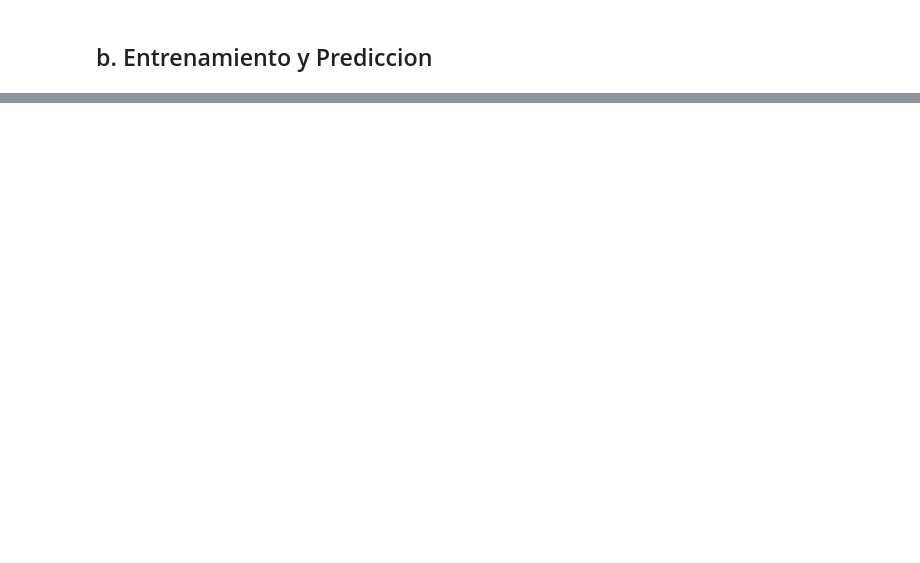
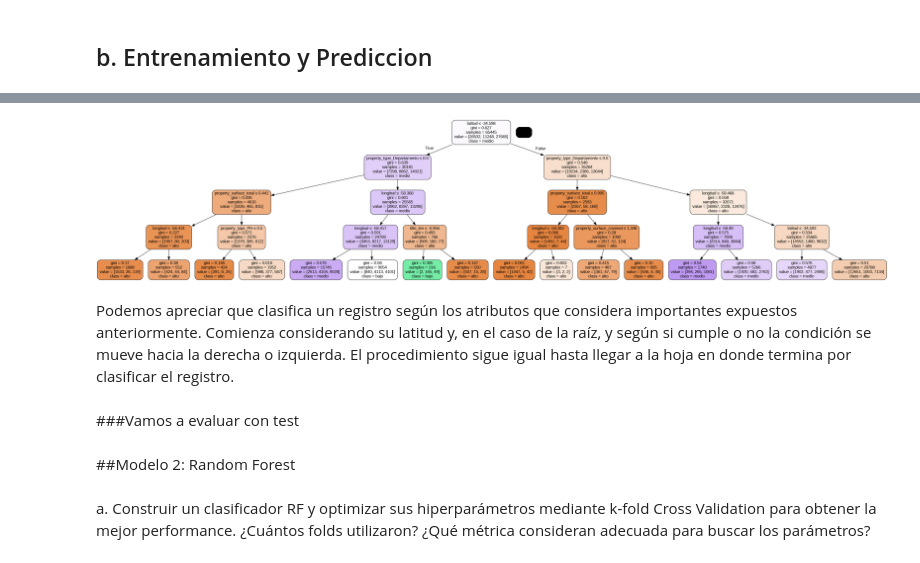
Before and after one commit to AlanRichmond/7506R-1C2024-GRUPO10, a Jupyter notebook: 7506R_TP1_GRUPO10_ENTREGA_N3.ipynb, the cells around one changed output, grey strips where cells are left out. Drawn from its saved outputs; the diff is of its cells as text; code cells hidden in the pictures; blank space fills up the shorter version.

```diff
--- a/7506R_TP1_GRUPO10_ENTREGA_N3.ipynb
+++ b/7506R_TP1_GRUPO10_ENTREGA_N3.ipynb
@@ -255,0 +323,3 @@ TO DO
+# %%
+standard_scaler = StandardScaler()
+df_dummies[columnas_num] = standard_scaler.fit_transform(df_dummies[columnas_num])
@@ -255,0 +380,5 @@ TO DO
+# %%
+df_dummies.dropna(inplace=True)
+# %%
+x_train = df_dummies.drop(['tipo_precio'], axis='columns', inplace=False)
+y_train = df_dummies['tipo_precio'].copy()
@@ -255,0 +445,11 @@ TO DO
+# %%
+from sklearn.tree import DecisionTreeClassifier
+from sklearn.tree import export_text
+
+arbol=DecisionTreeClassifier().set_params(**randomcv.best_params_)
+
+#Entreno el arbol en todo el set
+arbol.fit(x_train,y_train)
+
+reglas = export_text(arbol, feature_names=list(x_train.columns))
+print(reglas)
@@ -255,0 +476,22 @@ TO DO
+# %%
+from six import StringIO
+from IPython.display import Image
+from sklearn.tree import export_graphviz
+import pydotplus
+import matplotlib.pyplot as plt
+
+dot_data = StringIO()
+export_graphviz(arbol, out_file=dot_data,
+                filled=True, rounded=True,
+                special_characters=True,
+                feature_names=x_train.columns.to_list(),
+                class_names=['alto','bajo','medio'])
+graph = pydotplus.graph_from_dot_data(dot_data.getvalue())
+Image(graph.create_png())
+# %% [output]
+[figure, added]
+# %% [markdown]
+Podemos apreciar que clasifica un registro según los atributos que considera importantes expuestos anteriormente. Comienza considerando su latitud y, en el caso de la raíz, y según si cumple o no la condición se mueve hacia la derecha o izquierda.
+El procedimiento sigue igual hasta llegar a la hoja en donde termina por clasificar el registro.
+# %% [markdown]
+###Vamos a evaluar con test
@@ -255,0 +501,6 @@ TO DO
+# %% [markdown]
+##Modelo 2: Random Forest
+# %% [markdown]
+a. Construir un clasificador RF y optimizar sus hiperparámetros mediante k-fold Cross
+Validation para obtener la mejor performance. ¿Cuántos folds utilizaron? ¿Qué
+métrica consideran adecuada para buscar los parámetros?
```
Also changed, not shown: parts of 36 cells of this notebook.
